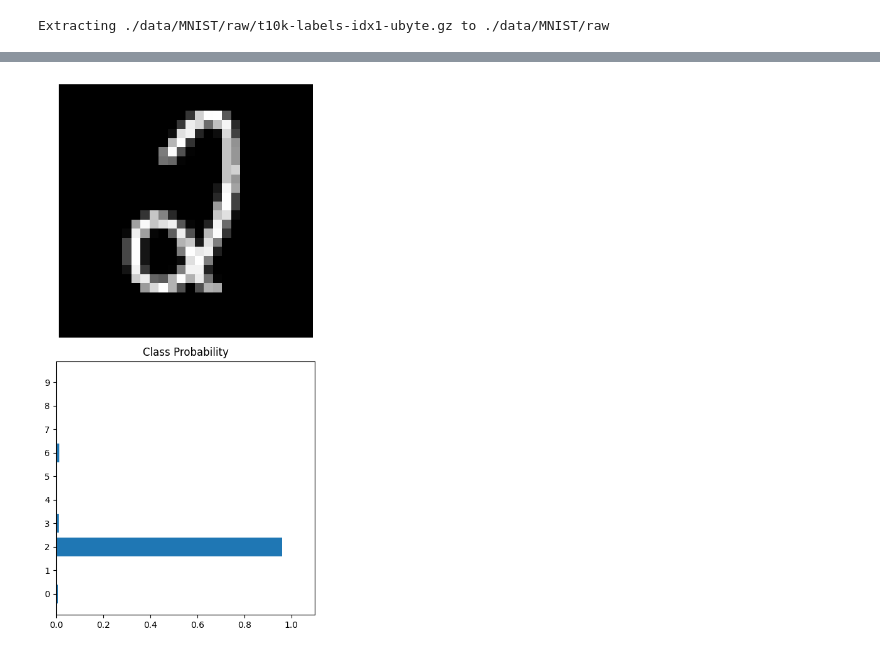
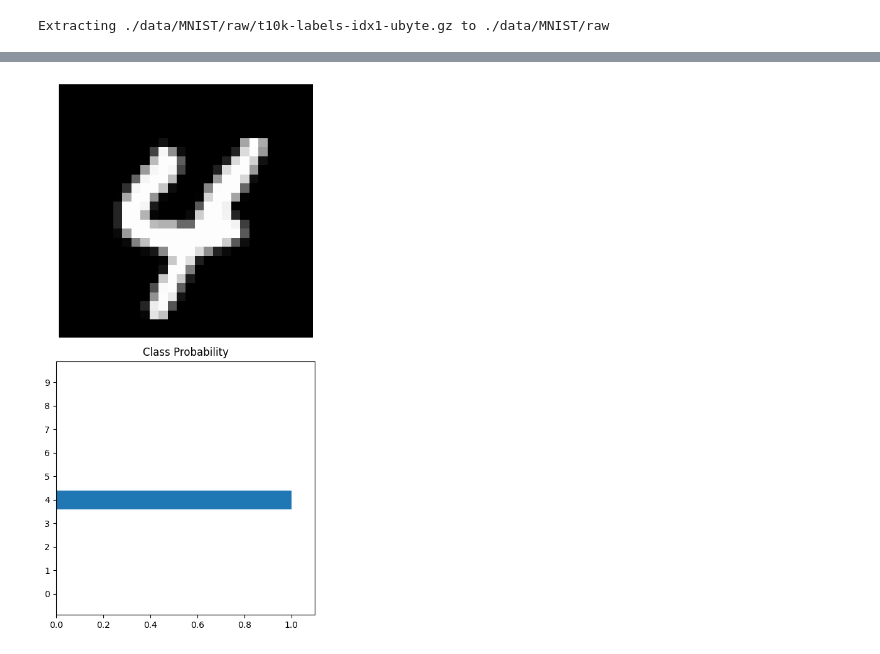
Before and after one commit to Surya-PS03/MNIST-PyTorch-Projects, a Jupyter notebook: MNIST Numbers.ipynb, the cells around one changed output, grey strips where cells are left out. Saved outputs shown, nothing was run; the diff lists cells and outputs as text; code cells hidden in the pictures.

```diff
--- a/MNIST Numbers.ipynb
+++ b/MNIST Numbers.ipynb
@@ -41,18 +43,22 @@ Downloading https://ossci-datasets.s3.amazonaws.com/mnist/t10k-labels-idx1-ubyte
 Downloading https://ossci-datasets.s3.amazonaws.com/mnist/t10k-labels-idx1-ubyte.gz to ./data/MNIST/raw/t10k-labels-idx1-ubyte.gz
 Extracting ./data/MNIST/raw/t10k-labels-idx1-ubyte.gz to ./data/MNIST/raw
 # %%
-image_loader = DataLoader(dataset,batch_size = 64,shuffle = True)
+train_loader = DataLoader(train_dataset,batch_size = 64,shuffle = True)
+test_loader = DataLoader(test_dataset,batch_size = 64,shuffle = True)
 # %%
 class Network(torch.nn.Module):
   def __init__(self):
     super().__init__()
-    self.hidden1 = torch.nn.Linear(784,128)
-    self.hidden2 = torch.nn.Linear(128,64)
-    self.output = torch.nn.Linear(64,10)
+    self.hidden1 = torch.nn.Linear(784,512)
+    self.hidden2 = torch.nn.Linear(512,256)
+    self.hidden3 = torch.nn.Linear(256,128)
+    self.output = torch.nn.Linear(128,10)
+    self.dropout = torch.nn.Dropout(p=0.2)
+  def forward(self,x):
 
-  def forward(self,x):
-    x = F.relu(self.hidden1(x))
-    x = F.relu(self.hidden2(x))
+    x = self.dropout(F.relu(self.hidden1(x)))
+    x = self.dropout(F.relu(self.hidden2(x)))
+    x = self.dropout(F.relu(self.hidden3(x)))
     x = F.log_softmax(self.output(x),dim=1)
     return x
 # %%
@@ -65,10 +71,13 @@ loss = torch.nn.NLLLoss()
 #Optimizer function
 optimizer = optim.SGD(model.parameters(), 0.01)
 # %%
-epochs = 6
+epochs = 16
+tloss = []
+vloss = []
 for e in range(epochs):
   running_loss = 0
-  for image,label in(image_loader):
+  accuracy = 0
+  for image,label in(train_loader):
     flat_img = image.view(image.shape[0],-1)
     output = model.forward(flat_img)
 
@@ -86,5 +95,21 @@ for e in range(epochs):
 
     running_loss +=error.item()
   else:
-    print(f"Training loss: {running_loss/len(image_loader)}")
+    test_loss = 0
+    model.eval()
+    with torch.no_grad():
+      for image,label in(test_loader):
+        flat_img = image.view(image.shape[0],-1)
+        output = model.forward(flat_img)
+        error = loss(output,label)
+        test_loss +=error.item()
+        ps = torch.exp(output)
+        top_p, top_class = ps.topk(1, dim=1)
+        equals = top_class == label.view(*top_class.shape)
+        accuracy += torch.mean(equals.type(torch.FloatTensor))
+    model.train()
+  tloss.append(running_loss/len(train_loader))
+  vloss.append(test_loss/len(test_loader))
+  print(f"Epoch {e+1}/{epochs}.. Training Loss: {running_loss/len(train_loader)}.. Test Loss: {test_loss/len(test_loader)}")
+  print("Accuracy: ",accuracy/len(test_loader))
 # %% [output]
@@ -114,12 +157,12 @@ def view_classify(img, ps):
     plt.tight_layout()
 # %%
 %matplotlib inline
-images, labels = next(iter(image_loader))
+images, labels = next(iter(test_loader))
 img = images[1].view(1,784)
 with torch.no_grad():
   logps = model(img)
 ps = F.softmax(logps,dim=1)
 
 view_classify(img.view(1,28,28),ps)
 # %% [output]
-[figure, old version]
+[figure, new version]
```
Also changed, not shown: parts of 4 cells of this notebook.
